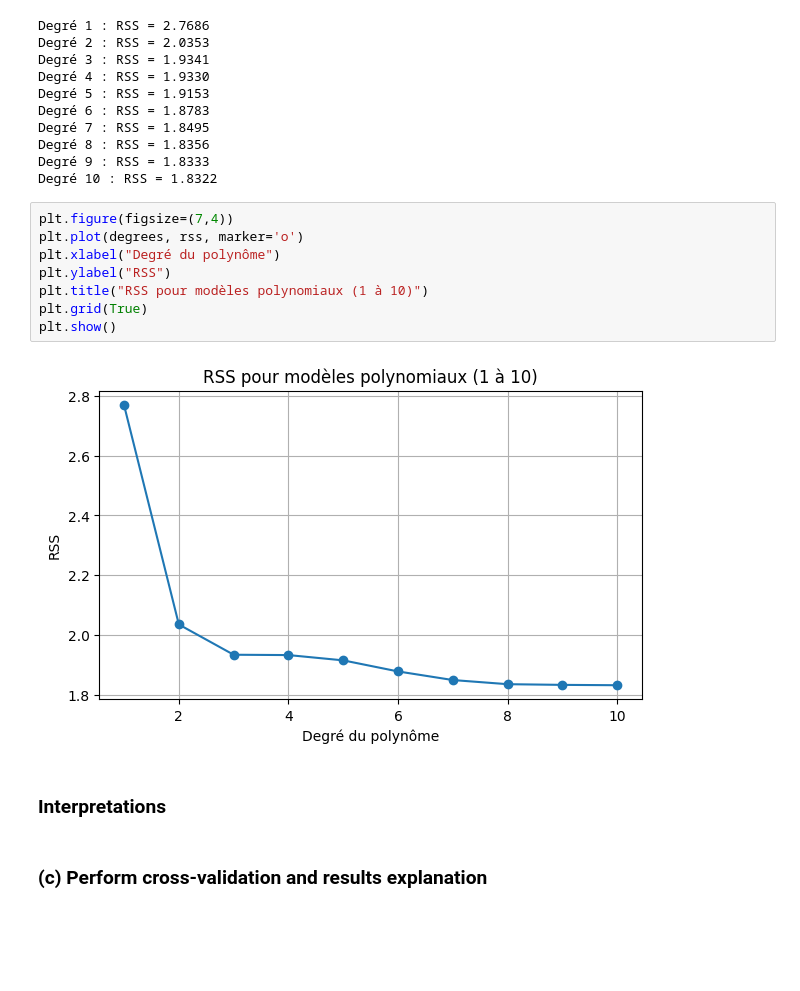
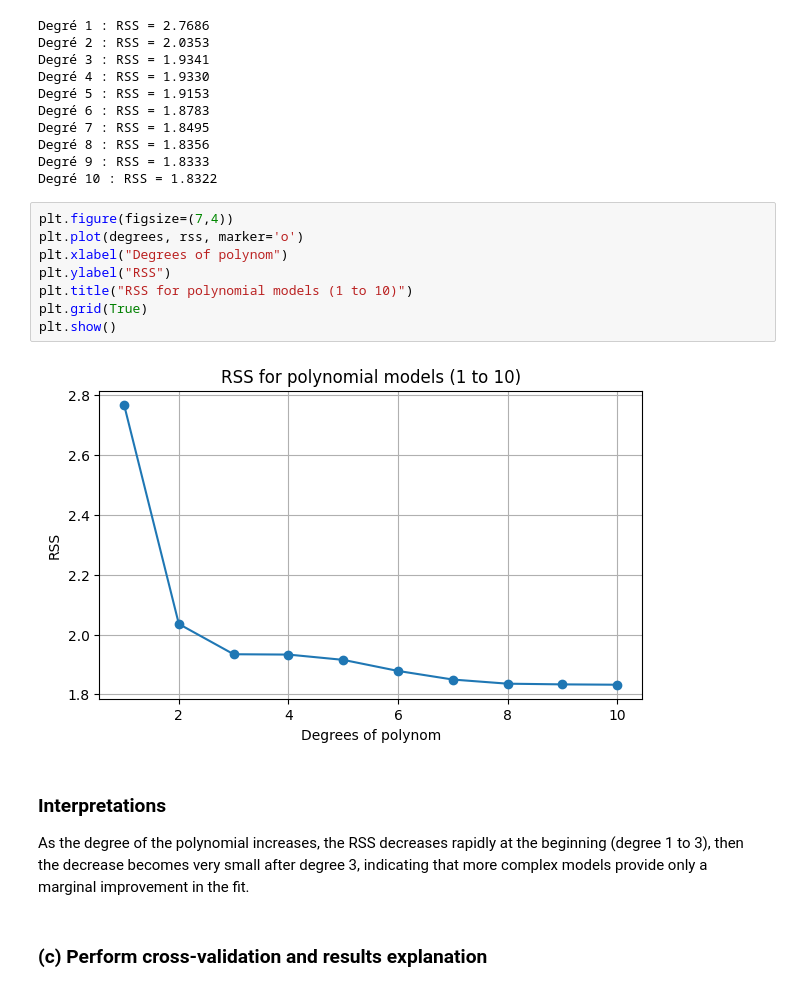
Before and after one commit to lekoundanmgedeon/machinelearning-islp, a Jupyter notebook: assignements/A2_ML/A2_ml.ipynb, the cells around one changed output. Cells and saved outputs as stored; diff of their text form; blank space fills up the shorter version.

```diff
--- a/assignements/A2_ML/A2_ml.ipynb
+++ b/assignements/A2_ML/A2_ml.ipynb
@@ -586,15 +526,16 @@ Degré 10 : RSS = 1.8322
 # %%
 plt.figure(figsize=(7,4))
 plt.plot(degrees, rss, marker='o')
-plt.xlabel("Degré du polynôme")
+plt.xlabel("Degrees of polynom")
 plt.ylabel("RSS")
-plt.title("RSS pour modèles polynomiaux (1 à 10)")
+plt.title("RSS for polynomial models (1 to 10)")
 plt.grid(True)
 plt.show()
 # %% [output]
-[figure, old version]
+[figure, new version]
-# %% [markdown]
-### Interpretations
+# %% [markdown]
+### Interpretations
+As the degree of the polynomial increases, the RSS decreases rapidly at the beginning (degree 1 to 3), then the decrease becomes very small after degree 3, indicating that more complex models provide only a marginal improvement in the fit.
 # %% [markdown]
 ### (c) Perform cross-validation and results explanation
 # %%
```
Also changed, not shown: parts of 108 cells of this notebook.
